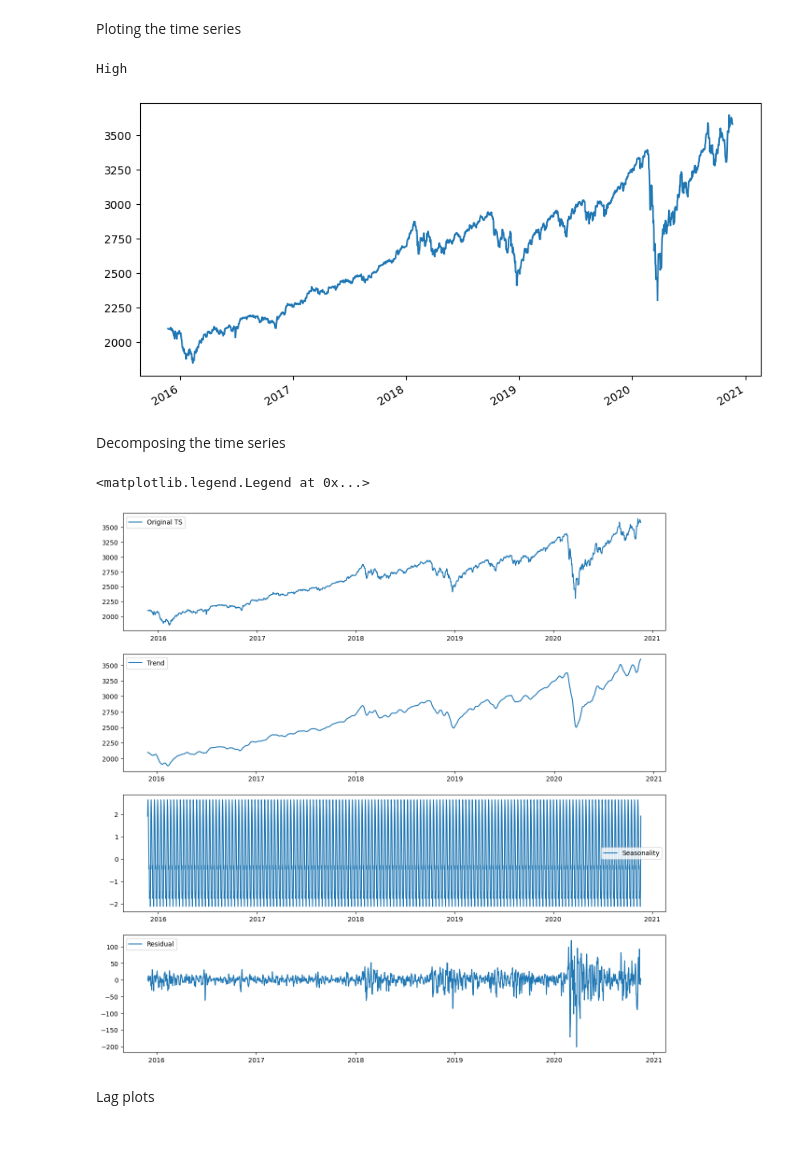
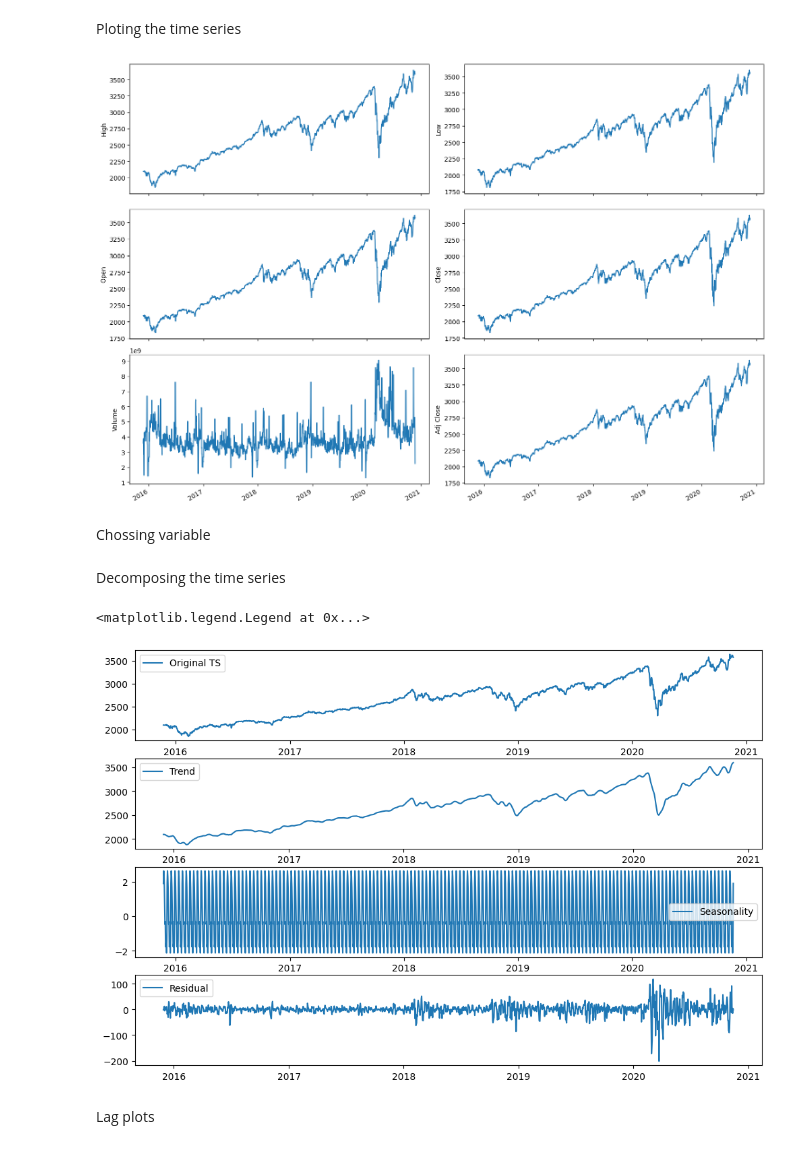
Before and after one commit to TheNoobGoda/time_series_project, a Jupyter notebook: yahoo_stock.ipynb, the cells around one changed output. Cells and saved outputs as stored; diff of their text form; code cells hidden in the pictures.

Commit message:
cleaned up the graphs

```diff
--- a/yahoo_stock.ipynb
+++ b/yahoo_stock.ipynb
@@ -39,23 +38,29 @@ Ploting the time series
 # %%
 #df.plot(x='Date',y='High')
 
 labels = df.columns.values
 labels = labels[1:]
 
 df['Date'] = pd.to_datetime(df['Date'])
 
 years = df['Date'].dt.year.unique()
 
+
+plt.figure(figsize=(15,10))
+p = 1
 for label in labels:
-    print(label)
-    plt.figure(figsize=(10,5))
     #plt.scatter(df['Date'],df[label])
+    plt.subplot(3,2,p)
+    p +=1
     plt.plot(df['Date'],df[label])
+    plt.ylabel(label)
     date_format = mdates.DateFormatter("%Y")
     plt.gca().xaxis.set_major_formatter(date_format)
     plt.gcf().autofmt_xdate()
-    plt.show()
-    break
+
+plt.tight_layout()
+plt.show()
 # %% [output]
-High
-[figure, old version]
+[figure, new version]
+# %% [markdown]
+Chossing variable
@@ -92,7 +99,7 @@ df = pd.read_csv('yahoo_stock.csv', parse_dates = ['Date'], index_col = 'Date')
 #plot(result_mul, result_add)
 # %%
 decompose_add=seasonal_decompose(df['High'], model='additive', period=12)
-plt.figure(figsize=(15,15))
+plt.figure(figsize=(12,8))
 plt.subplot(411)
 plt.plot(df['High'], label='Original TS')
 plt.legend(loc='best')
@@ -107,7 +114,7 @@ plt.plot(decompose_add.resid, label='Residual')
 plt.legend(loc='best')
 # %% [output]
 <matplotlib.legend.Legend at 0x...>
-[figure, old version]
+[figure, new version]
 # %% [markdown]
 Lag plots
 # %%
```
Also changed, not shown: parts of 8 cells of this notebook.
